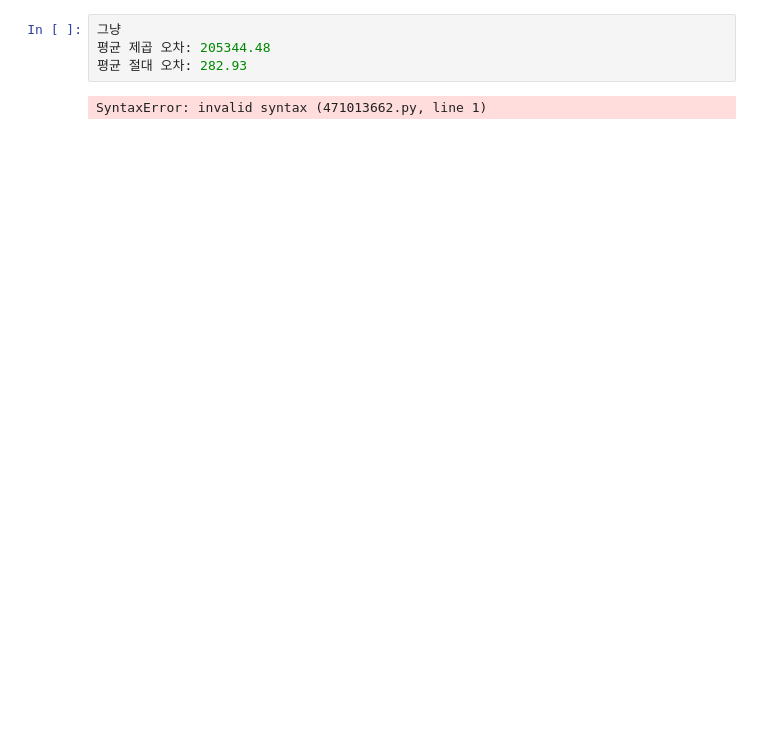
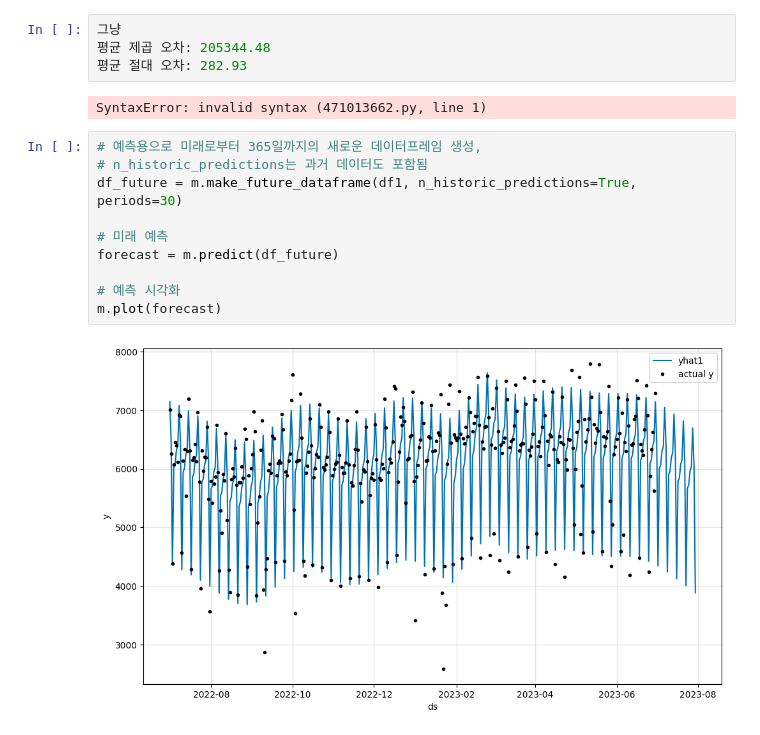
Before and after one commit to sim5132004/final, a Jupyter notebook: 00_eng_name_folder/cdh/부평구_부평역(휴일 추가중).ipynb, the cells around one changed output. Saved outputs shown, nothing was run; the diff lists cells and outputs as text; blank space fills up the shorter version.

```diff
--- a/00_eng_name_folder/cdh/부평구_부평역(휴일 추가중).ipynb
+++ b/00_eng_name_folder/cdh/부평구_부평역(휴일 추가중).ipynb
@@ -222,3 +222,15 @@ print(f"평균 절대 오차: {mae:.2f}")
 평균 절대 오차: 282.93
 # %% [output]
 SyntaxError: invalid syntax (471013662.py, line 1)
+# %%
+# 예측용으로 미래로부터 365일까지의 새로운 데이터프레임 생성,
+# n_historic_predictions는 과거 데이터도 포함됨
+df_future = m.make_future_dataframe(df1, n_historic_predictions=True, periods=30)
+
+# 미래 예측
+forecast = m.predict(df_future)
+
+# 예측 시각화
+m.plot(forecast)
+# %% [output]
+[figure, added]
```
Also changed, not shown: parts of 4 cells of this notebook, 19 other files.
